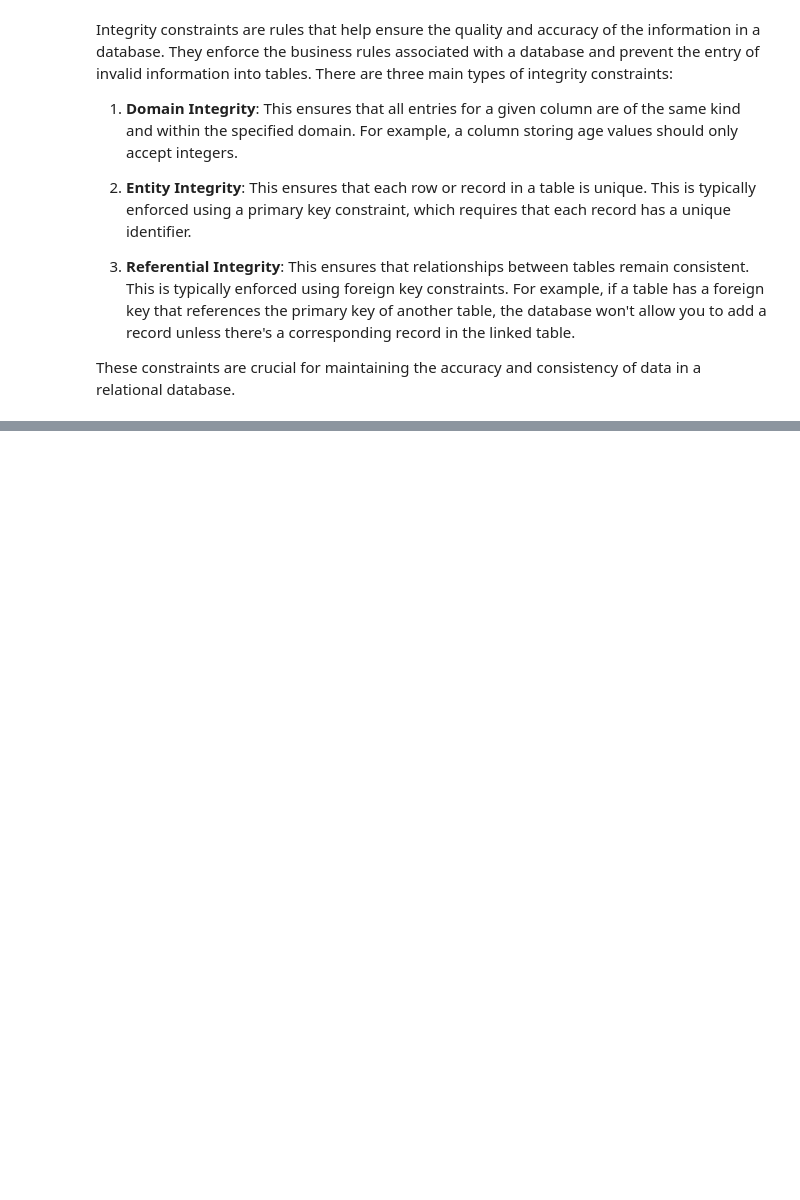
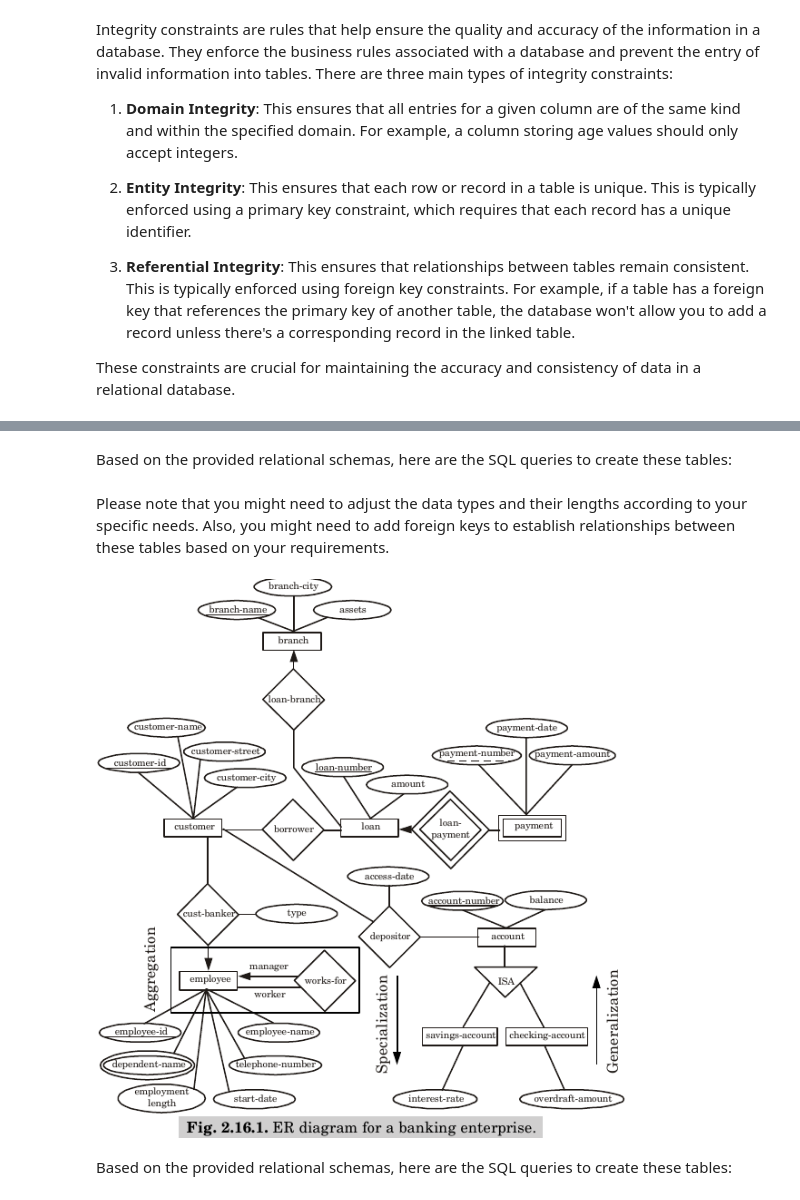
Before and after one commit to Ahmad10Raza/SQL, a Jupyter notebook: Relational Data Model.ipynb, the cells around one changed output, grey strips where cells are left out. Saved outputs shown, nothing was run; the diff lists cells and outputs as text; code cells hidden in the pictures; blank space fills up the shorter version.

```diff
--- a/Relational Data Model.ipynb
+++ b/Relational Data Model.ipynb
@@ -47,0 +319,13 @@ These constraints are crucial for maintaining the accuracy and consistency of da
+# %% [markdown]
+Based on the provided relational schemas, here are the SQL queries to create these tables:
+# %% [markdown]
+
+
+Please note that you might need to adjust the data types and their lengths according to your specific needs. Also, you might need to add foreign keys to establish relationships between these tables based on your requirements.
+# %%
+from IPython.display import Image
+Image(filename='images/Bank_ER_Model.png',width=1000)
+# %% [output]
+[figure, added]
+# %% [markdown]
+Based on the provided relational schemas, here are the SQL queries to create these tables:
```
Also changed, not shown: parts of 104 cells of this notebook, 2 other files.
